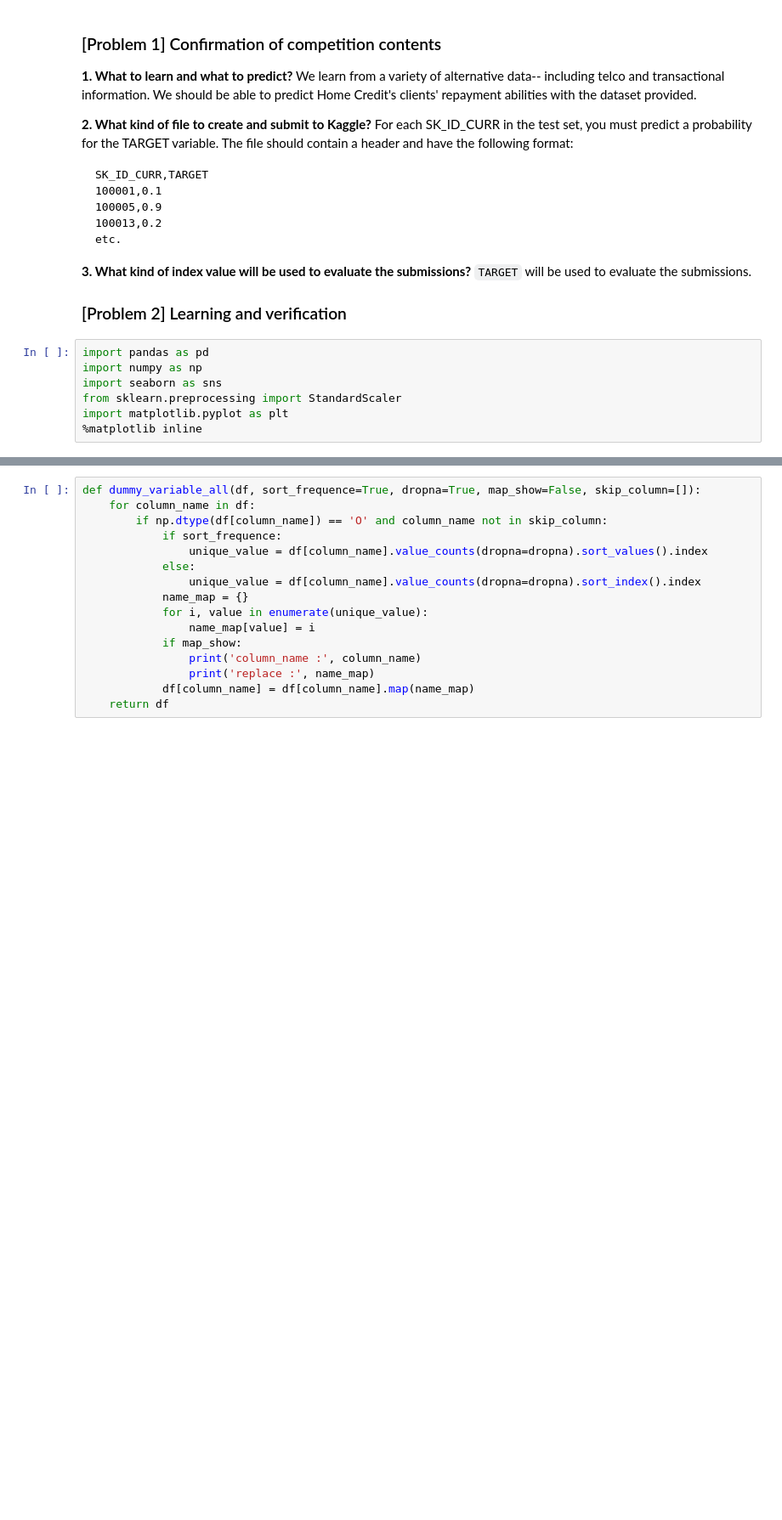
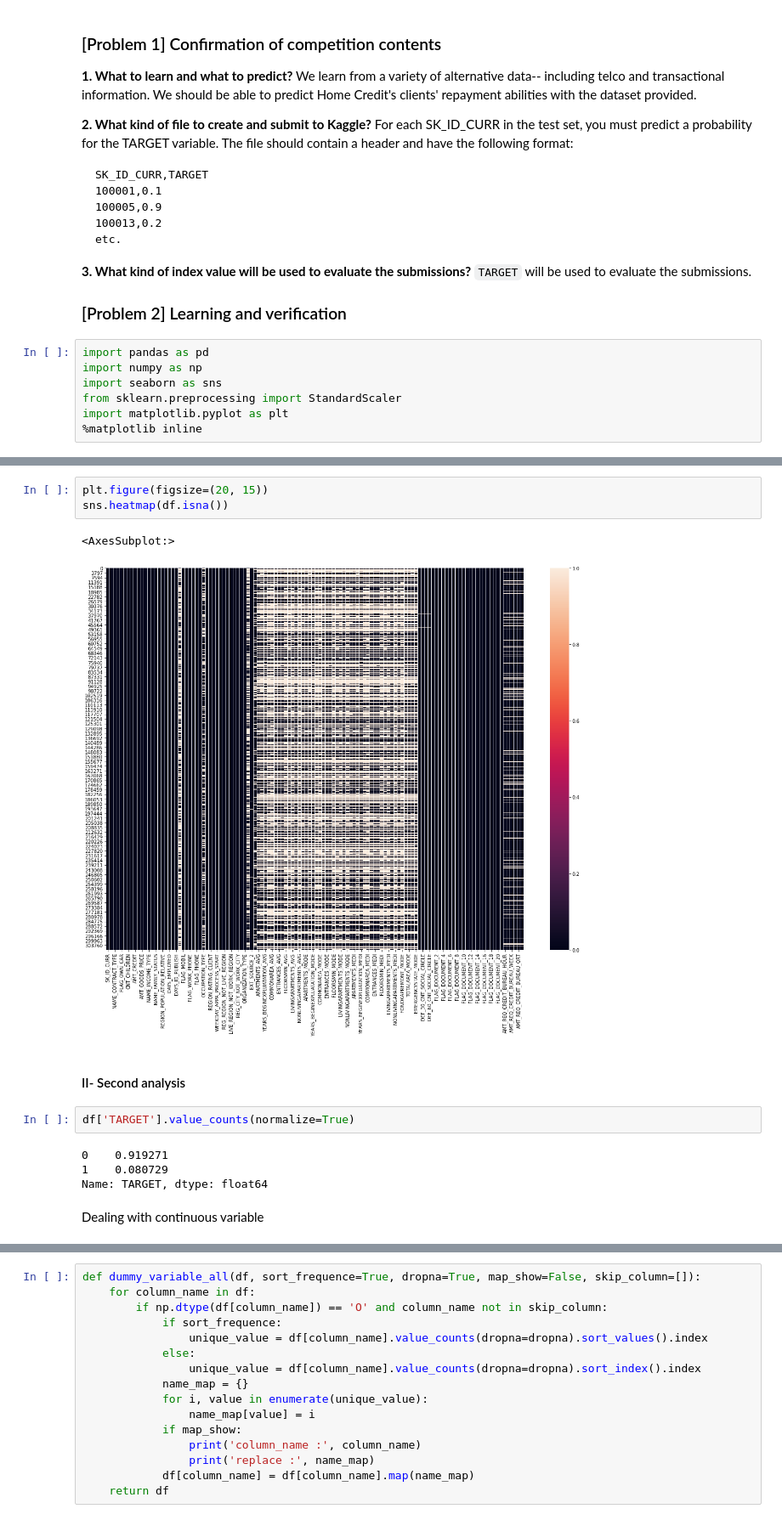
Before and after one commit to dfighter1312/diveintocode-ml, a Jupyter notebook: Week 5/w5-assignment4.ipynb, the cells around one changed output, grey strips where cells are left out. Shown at 85% size. Saved outputs shown, nothing was run; the diff lists cells and outputs as text; blank space fills up the shorter version.

```diff
--- a/Week 5/w5-assignment4.ipynb
+++ b/Week 5/w5-assignment4.ipynb
@@ -42,0 +80,16 @@ df.head()
+# %%
+plt.figure(figsize=(20, 15))
+sns.heatmap(df.isna())
+# %% [output]
+<AxesSubplot:>
+[figure, added]
+# %% [markdown]
+#### II- Second analysis
+# %%
+df['TARGET'].value_counts(normalize=True)
+# %% [output]
+0    0.919271
+1    0.080729
+Name: TARGET, dtype: float64
+# %% [markdown]
+Dealing with continuous variable
```
Also changed, not shown: parts of 41 cells of this notebook, 1 other file.
